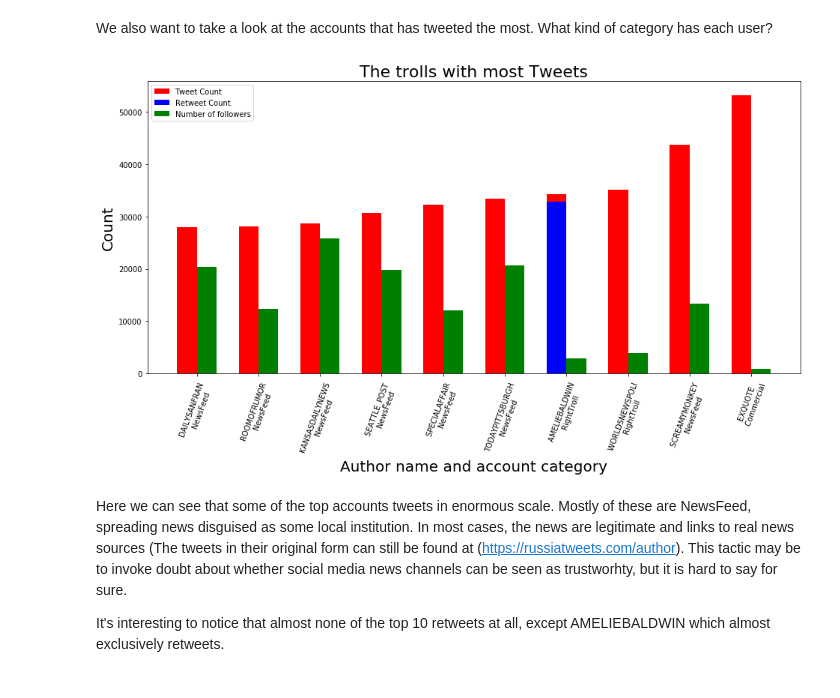
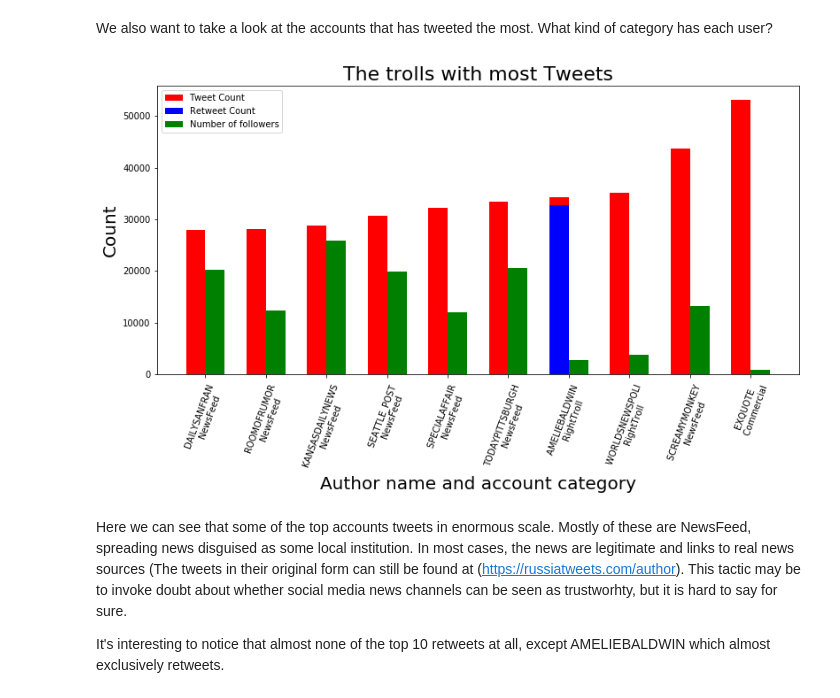
Before and after one commit to haakonms/ADAproject, a Jupyter notebook: Milestone3-Grini-Copy1.ipynb, the cells around one changed output. Drawn from its saved outputs; the diff is of its cells as text; code cells hidden in the pictures.

```diff
--- a/Milestone3-Grini-Copy1.ipynb
+++ b/Milestone3-Grini-Copy1.ipynb
@@ -560,27 +562,27 @@ We also want to take a look at the accounts that has tweeted the most. What kind
 # %%
 #display(most_active_authors.tail(10))
 fig, ax = plt.subplots(1, 1, figsize=(13,6))
 
 width = 0.32
 author_label2 = ["DAILYSANFRAN \n NewsFeed", "ROOMOFRUMOR \n NewsFeed", "KANSASDAILYNEWS \n NewsFeed", "SEATTLE_POST \n NewsFeed", "SPECIALAFFAIR \n NewsFeed", "TODAYPITTSBURGH \n NewsFeed", "AMELIEBALDWIN \n RightTroll", "WORLDSNEWSPOLI \n RightTroll", "SCREAMYMONKEY \n NewsFeed", "EXQUOTE \n Commercial"]
 
 rects1 = ax.bar(np.arange(10), most_active_authors["tweet_count"].tail(10), width, color='r', label='Tweet Count')
 rects1 = ax.bar(np.arange(10), most_active_authors["retweet_count"].tail(10), width, color='b', label='Retweet Count')
 rects2 = ax.bar(np.arange(10) + width, most_active_authors["peak_followers"].tail(10), width, color='g', label='Number of followers')
 
 #ax2 = ax.twiny()
-ax2.xaxis.set_label_position('bottom')
-ax2.set_xlabel(most_active_authors.tail(10)["account_category"].tolist(), rotation=0)
-ax2.spines['bottom'].set_position(('outward', 70))
-ax2.set_xlim(ax.get_xlim())
-plt.tight_layout()
+#ax2.xaxis.set_label_position('bottom')
+#ax2.set_xlabel(most_active_authors.tail(10)["account_category"].tolist(), rotation=0)
+#ax2.spines['bottom'].set_position(('outward', 70))
+#ax2.set_xlim(ax.get_xlim())
+#plt.tight_layout()
 
 ax.set_xticklabels(author_label2, rotation=70)
 ax.set_xticks(np.arange(10) + width/2)
 ax.legend()
 name_axises("The trolls with most Tweets", "Author name and account category", "Count")
 # %% [output]
-[figure, old version]
+[figure, new version]
 # %% [markdown]
 Here we can see that some of the top accounts tweets in enormous scale. Mostly of these are NewsFeed, spreading news disguised as some local institution. In most cases, the news are legitimate and links to real news sources (The tweets in their original form can still be found at (https://russiatweets.com/author). This tactic may be to invoke doubt about whether social media news channels can be seen as trustworhty, but it is hard to say for sure.
 
```
Also changed, not shown: parts of 38 cells of this notebook.
